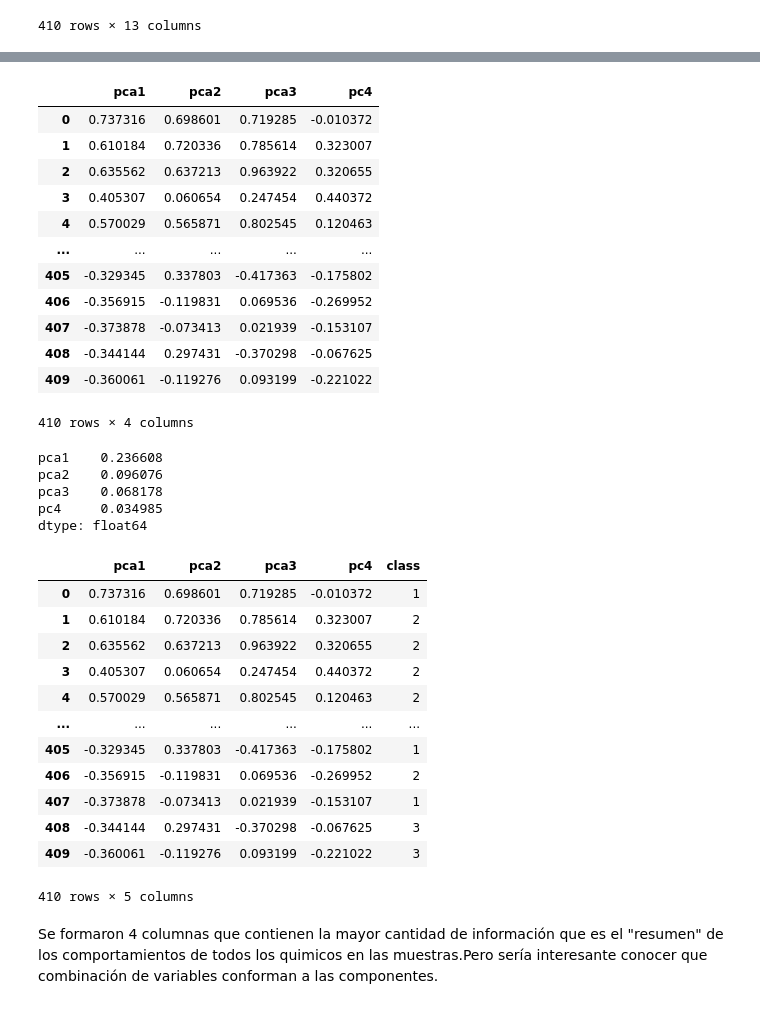
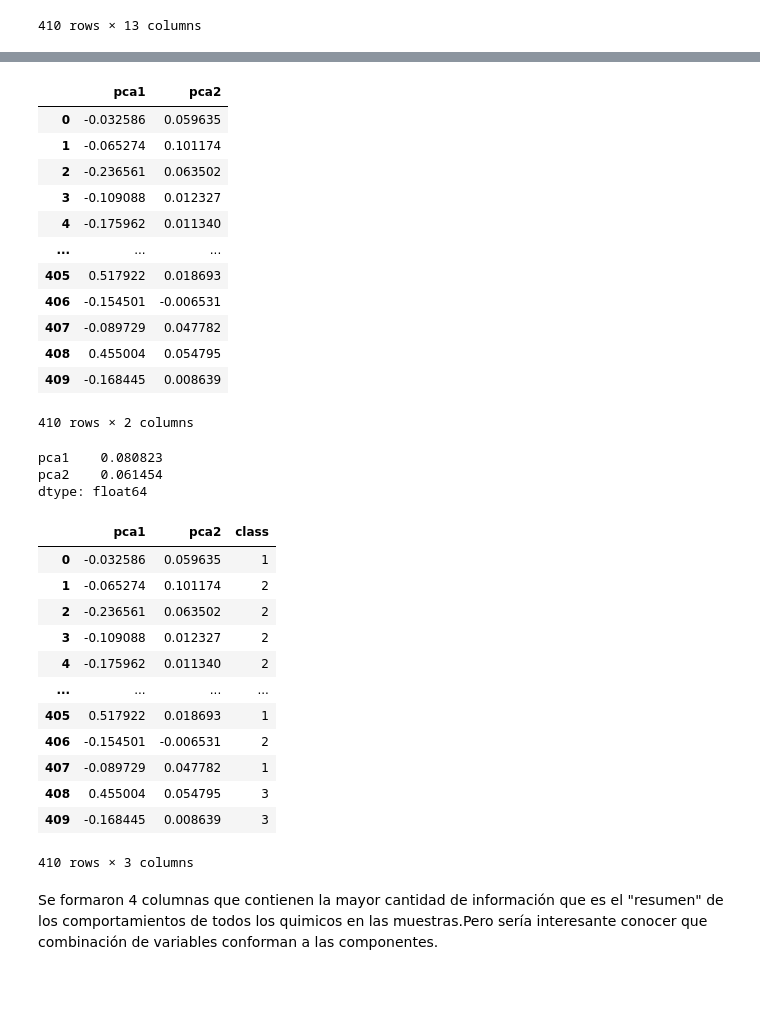
Before and after one commit to roxyconstantine-dev/Proyecto-Final-de-An-lisis-Datos, a Jupyter notebook: Borrador_Proyecto.ipynb, the cells around one changed output, grey strips where cells are left out. Saved outputs shown, nothing was run; the diff lists cells and outputs as text; code cells hidden in the pictures.

```diff
--- a/Borrador_Proyecto.ipynb
+++ b/Borrador_Proyecto.ipynb
@@ -88,4 +105,4 @@ datos = datos.dropna(how='all')
 datos2 = datos.fillna(0)
 datos2
 Y= datos2['Frente']
-X = datos2.drop(['Frente'], axis=1)
+X = datos2.drop(['Frente','Cu','Zn','Na','K'], axis=1)
@@ -148,59 +311,58 @@ pca.n_components_
 # %%
 from sklearn.decomposition import PCA
-pca = PCA(n_components = 4).fit(X)
+pca = PCA(n_components = 2).fit(X)
 principal_comps = pca.transform(X)
-pca_db = pd.DataFrame(data = principal_comps, columns=['pca1', 'pca2','pca3','pc4'])
+pca_db = pd.DataFrame(data = principal_comps, columns=['pca1', 'pca2'])
 pca_db
 # %% [output]
-|  | pca1 | pca2 | pca3 | pc4 |
-| 0 | 0.737316 | 0.698601 | 0.719285 | -0.010372 |
-| 1 | 0.610184 | 0.720336 | 0.785614 | 0.323007 |
-| 2 | 0.635562 | 0.637213 | 0.963922 | 0.320655 |
-| 3 | 0.405307 | 0.060654 | 0.247454 | 0.440372 |
-| 4 | 0.570029 | 0.565871 | 0.802545 | 0.120463 |
-| ... | ... | ... | ... | ... |
-| 405 | -0.329345 | 0.337803 | -0.417363 | -0.175802 |
-| 406 | -0.356915 | -0.119831 | 0.069536 | -0.269952 |
-| 407 | -0.373878 | -0.073413 | 0.021939 | -0.153107 |
-| 408 | -0.344144 | 0.297431 | -0.370298 | -0.067625 |
-| 409 | -0.360061 | -0.119276 | 0.093199 | -0.221022 |
+|  | pca1 | pca2 |
+| 0 | -0.032586 | 0.059635 |
+| 1 | -0.065274 | 0.101174 |
+| 2 | -0.236561 | 0.063502 |
+| 3 | -0.109088 | 0.012327 |
+| 4 | -0.175962 | 0.011340 |
+| ... | ... | ... |
+| 405 | 0.517922 | 0.018693 |
+| 406 | -0.154501 | -0.006531 |
+| 407 | -0.089729 | 0.047782 |
+| 408 | 0.455004 | 0.054795 |
+| 409 | -0.168445 | 0.008639 |
-410 rows × 4 columns
+410 rows × 2 columns
 # %%
 pca_db.var()
 # %% [output]
-pca1    0.236608
-pca2    0.096076
-pca3    0.068178
-pc4     0.034985
+pca1    0.080823
+pca2    0.061454
 dtype: float64
 # %%
 # Adicionemos ahora la columna con la clase correcta
 from sklearn.model_selection import train_test_split
 from sklearn.preprocessing import OrdinalEncoder
 from sklearn.model_selection import train_test_split
 
 
+
+x_train=pca_db
 FRENTE_MAPEO = {'YS':1, 'CE':2,'YN':3,'PG':4 ,'NA':5,'0':6}
-
 Y = Y.map(FRENTE_MAPEO).astype(int)
-
+y_train=Y
 pca_db['class']=Y
 
 pca_db
 # %% [output]
-|  | pca1 | pca2 | pca3 | pc4 | class |
-| 0 | 0.737316 | 0.698601 | 0.719285 | -0.010372 | 1 |
-| 1 | 0.610184 | 0.720336 | 0.785614 | 0.323007 | 2 |
-| 2 | 0.635562 | 0.637213 | 0.963922 | 0.320655 | 2 |
-| 3 | 0.405307 | 0.060654 | 0.247454 | 0.440372 | 2 |
-| 4 | 0.570029 | 0.565871 | 0.802545 | 0.120463 | 2 |
-| ... | ... | ... | ... | ... | ... |
-| 405 | -0.329345 | 0.337803 | -0.417363 | -0.175802 | 1 |
-| 406 | -0.356915 | -0.119831 | 0.069536 | -0.269952 | 2 |
-| 407 | -0.373878 | -0.073413 | 0.021939 | -0.153107 | 1 |
-| 408 | -0.344144 | 0.297431 | -0.370298 | -0.067625 | 3 |
-| 409 | -0.360061 | -0.119276 | 0.093199 | -0.221022 | 3 |
+|  | pca1 | pca2 | class |
+| 0 | -0.032586 | 0.059635 | 1 |
+| 1 | -0.065274 | 0.101174 | 2 |
+| 2 | -0.236561 | 0.063502 | 2 |
+| 3 | -0.109088 | 0.012327 | 2 |
+| 4 | -0.175962 | 0.011340 | 2 |
+| ... | ... | ... | ... |
+| 405 | 0.517922 | 0.018693 | 1 |
+| 406 | -0.154501 | -0.006531 | 2 |
+| 407 | -0.089729 | 0.047782 | 1 |
+| 408 | 0.455004 | 0.054795 | 3 |
+| 409 | -0.168445 | 0.008639 | 3 |
-410 rows × 5 columns
+410 rows × 3 columns
 # %% [markdown]
 Se formaron 4 columnas que contienen la mayor cantidad de información que es el "resumen" de los comportamientos de todos los quimicos en las muestras.Pero sería interesante conocer que combinación de variables conforman a las componentes.
 # %%
```
Also changed, not shown: parts of 32 cells of this notebook.
